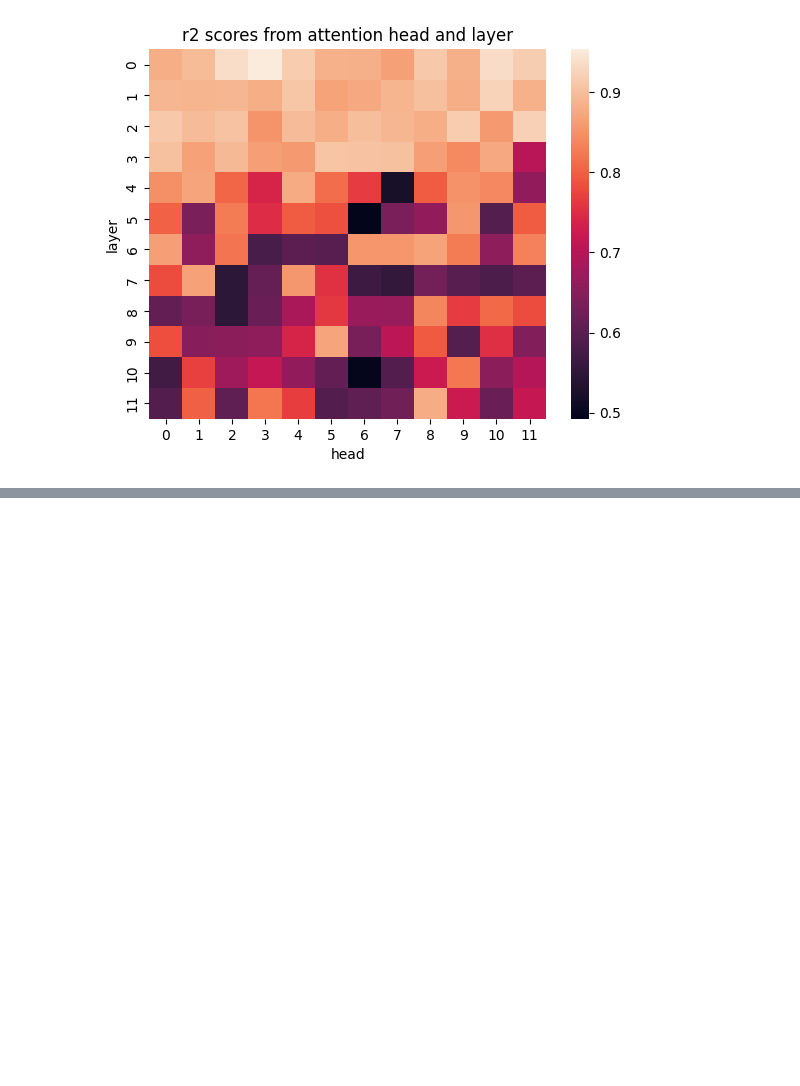
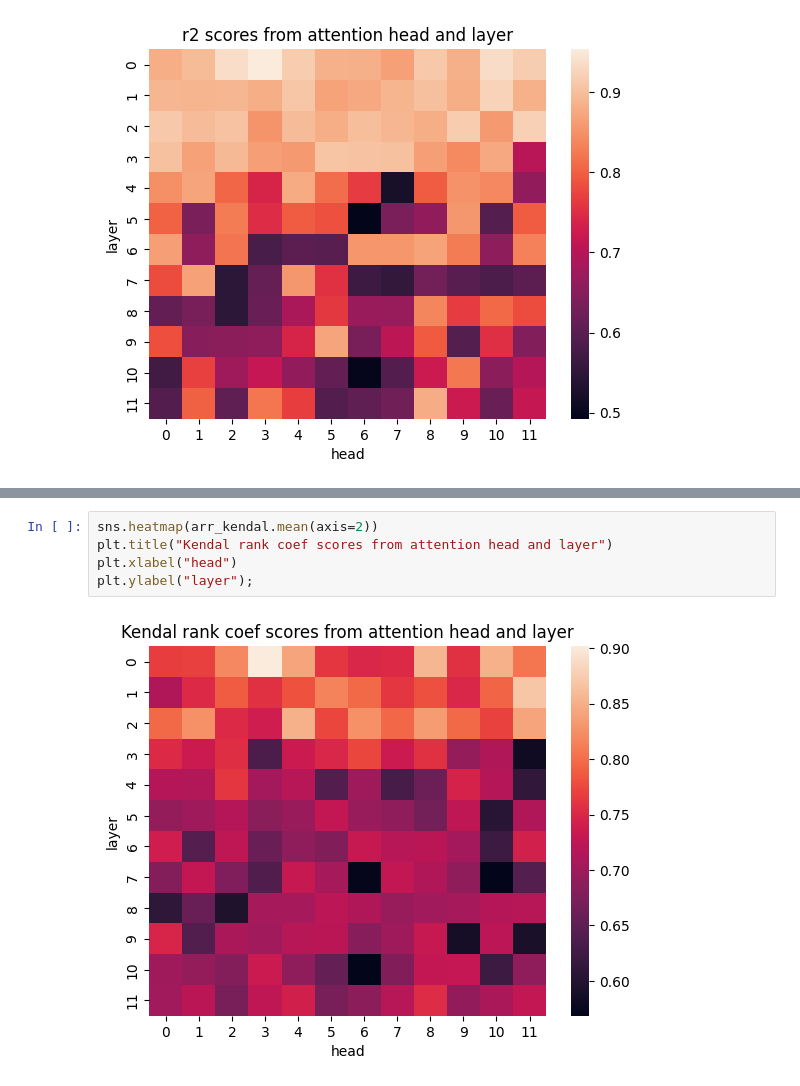
Before and after one commit to ShishckovA/FinetuniePerformancePrediction, a Jupyter notebook: src/final_regressor.ipynb, the cells around one changed output, grey strips where cells are left out. Drawn from its saved outputs; the diff is of its cells as text; blank space fills up the shorter version.

```diff
--- a/src/final_regressor.ipynb
+++ b/src/final_regressor.ipynb
@@ -276,0 +315,7 @@ plt.ylabel("layer");
+# %%
+sns.heatmap(arr_kendal.mean(axis=2))
+plt.title("Kendal rank coef scores from attention head and layer")
+plt.xlabel("head")
+plt.ylabel("layer");
+# %% [output]
+[figure, added]
```
Also changed, not shown: parts of 8 cells of this notebook.
